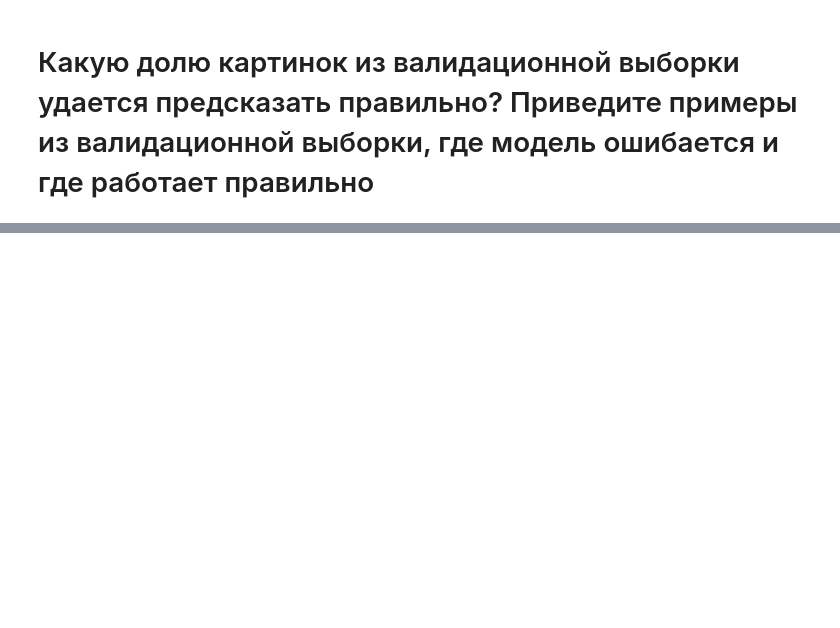
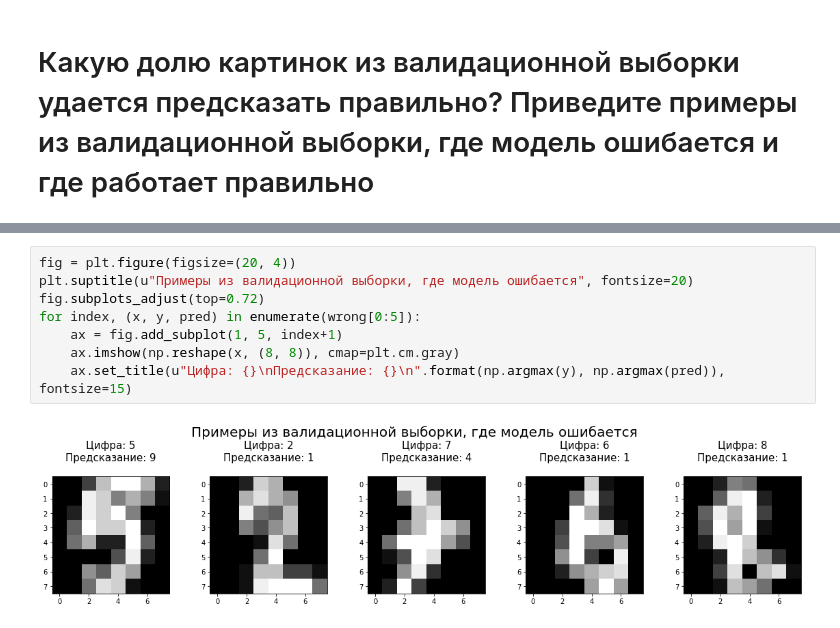
Before and after one commit to AVKrepo/OptimizationMethods, a Jupyter notebook: Task2/solution.ipynb, the cells around one changed output, grey strips where cells are left out. Cells and saved outputs as stored; diff of their text form; blank space fills up the shorter version.

```diff
--- a/Task2/solution.ipynb
+++ b/Task2/solution.ipynb
@@ -279,0 +307,10 @@ def armijo (W, b, x, y, dW, db, alpha=0.5, beta=0.5):
+# %%
+fig = plt.figure(figsize=(20, 4))
+plt.suptitle(u"Примеры из валидационной выборки, где модель ошибается", fontsize=20)
+fig.subplots_adjust(top=0.72)
+for index, (x, y, pred) in enumerate(wrong[0:5]):
+    ax = fig.add_subplot(1, 5, index+1)
+    ax.imshow(np.reshape(x, (8, 8)), cmap=plt.cm.gray)
+    ax.set_title(u"Цифра: {}\nПредсказание: {}\n".format(np.argmax(y), np.argmax(pred)), fontsize=15)
+# %% [output]
+[figure, added]
```
Also changed, not shown: parts of 5 cells of this notebook.
